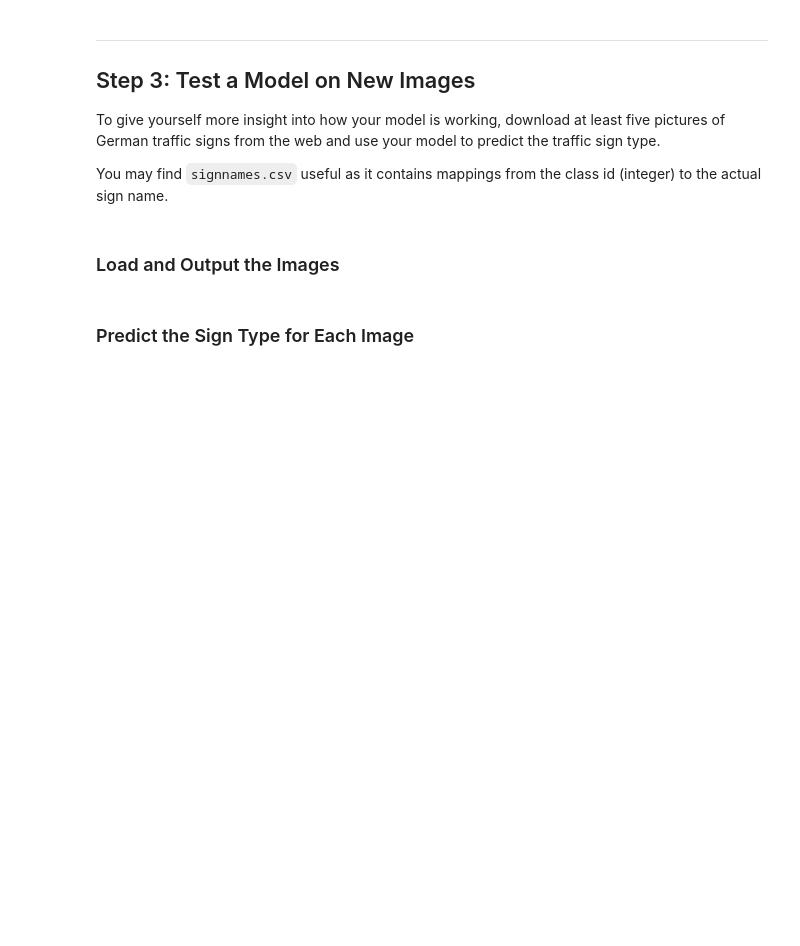
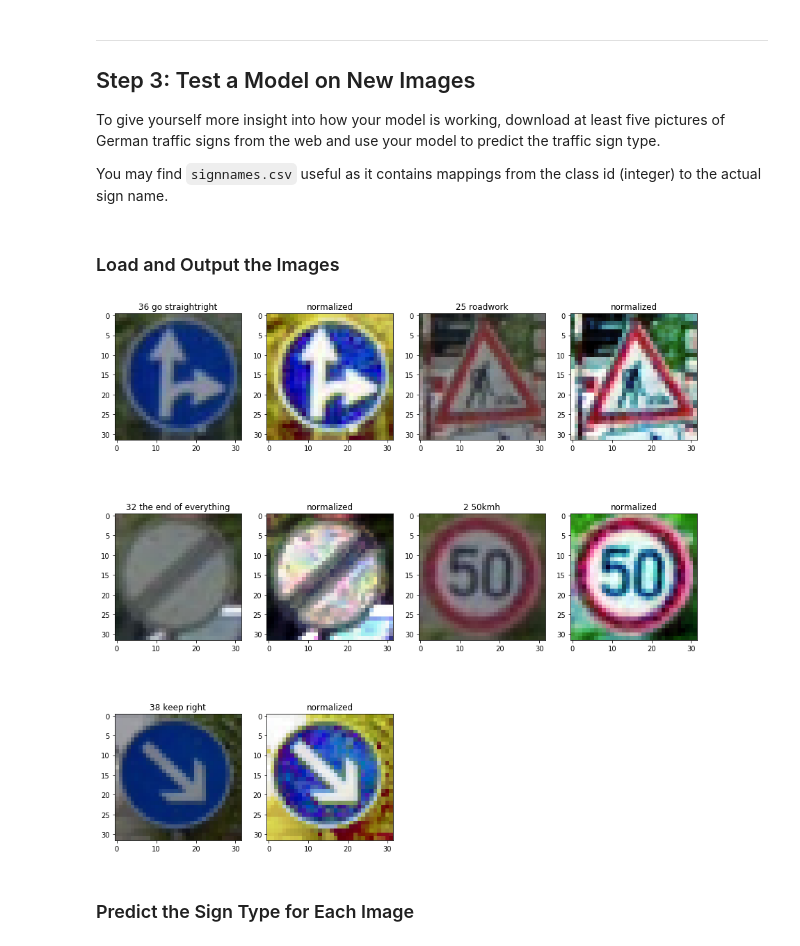
Before and after one commit to amedveczki/CarND-Traffic-Sign-Classifier-Project, a Jupyter notebook: Traffic_Sign_Classifier.ipynb, the cells around one changed output. Drawn from its saved outputs; the diff is of its cells as text; code cells hidden in the pictures; blank space fills up the shorter version.

```diff
--- a/Traffic_Sign_Classifier.ipynb
+++ b/Traffic_Sign_Classifier.ipynb
@@ -343,2 +384,34 @@ You may find `signnames.csv` useful as it contains mappings from the class id (i
+# %%
+import glob
+import matplotlib.image as mpimg
+new_image_paths = glob.glob("extra_signs/*.png")
+new_images = []
+new_y = [] # the Y value (from .csv)
+cols = 4
+rows = len(new_image_paths)*2/cols +1
+
+fig = plt.figure(figsize = (15,15))
+for i in range(len(new_image_paths)):
+    path = new_image_paths[i]
+    image = mpimg.imread(path)
+
+    fname_split = path.split("/")[1].split("_")
+    new_y.append(int(fname_split[0]))
+
+    # Before with name
+    title = " ".join(fname_split[:-2])
+    fig.add_subplot(rows, cols, 2*i + 1).set_title(title)
+    plt.imshow(image)
+
+    # Normalize image
+    image = normalize(np.uint8(image*255))
+    new_images.append(image)
+
+    fig.add_subplot(rows, cols, 2*i + 2).set_title("normalized")
+    plt.imshow(denormalize(image))
+
+plt.show()
+# %% [output]
+[figure, added]
 # %% [markdown]
 ### Predict the Sign Type for Each Image
```
Also changed, not shown: parts of 14 cells of this notebook.
